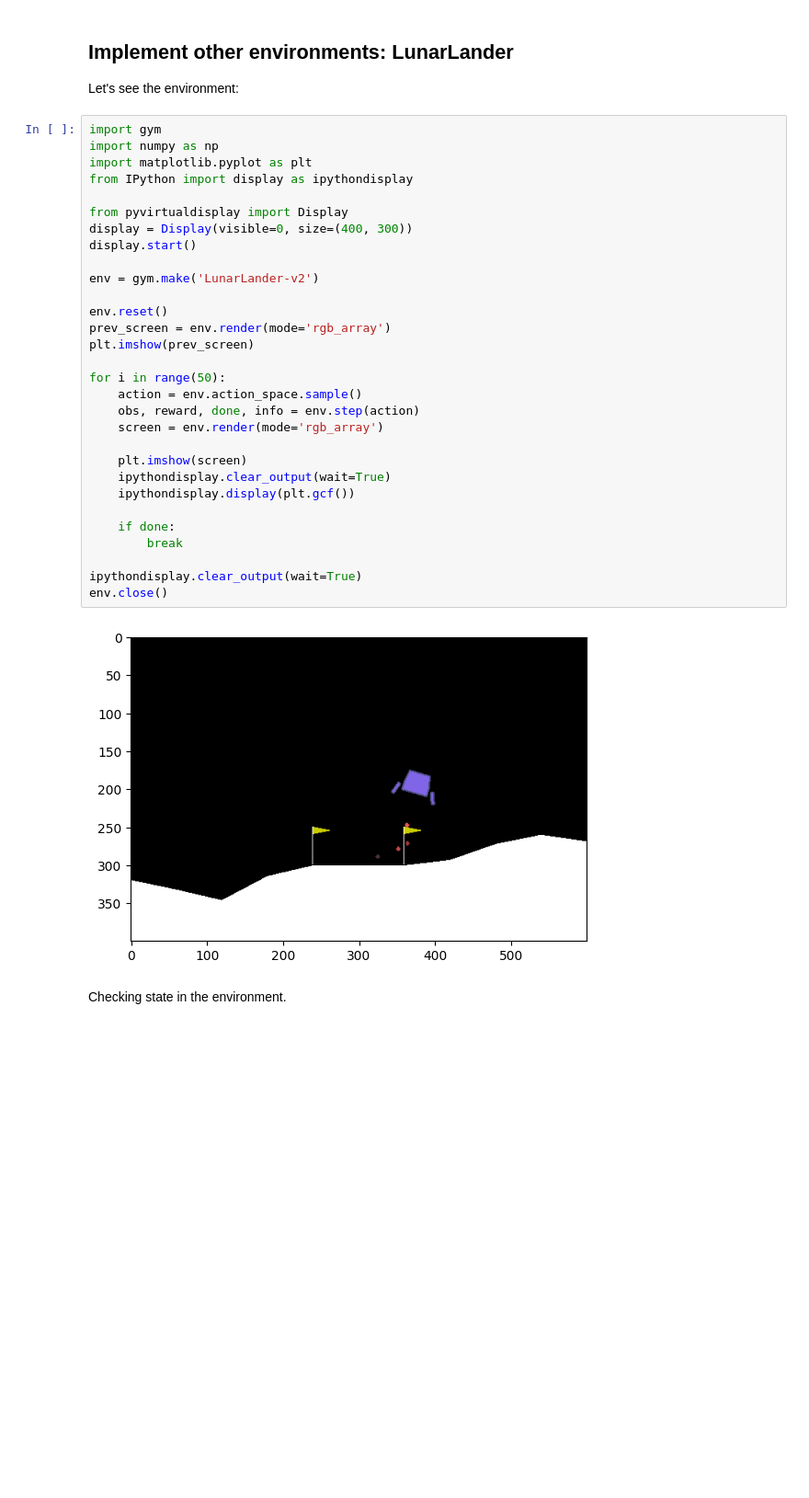
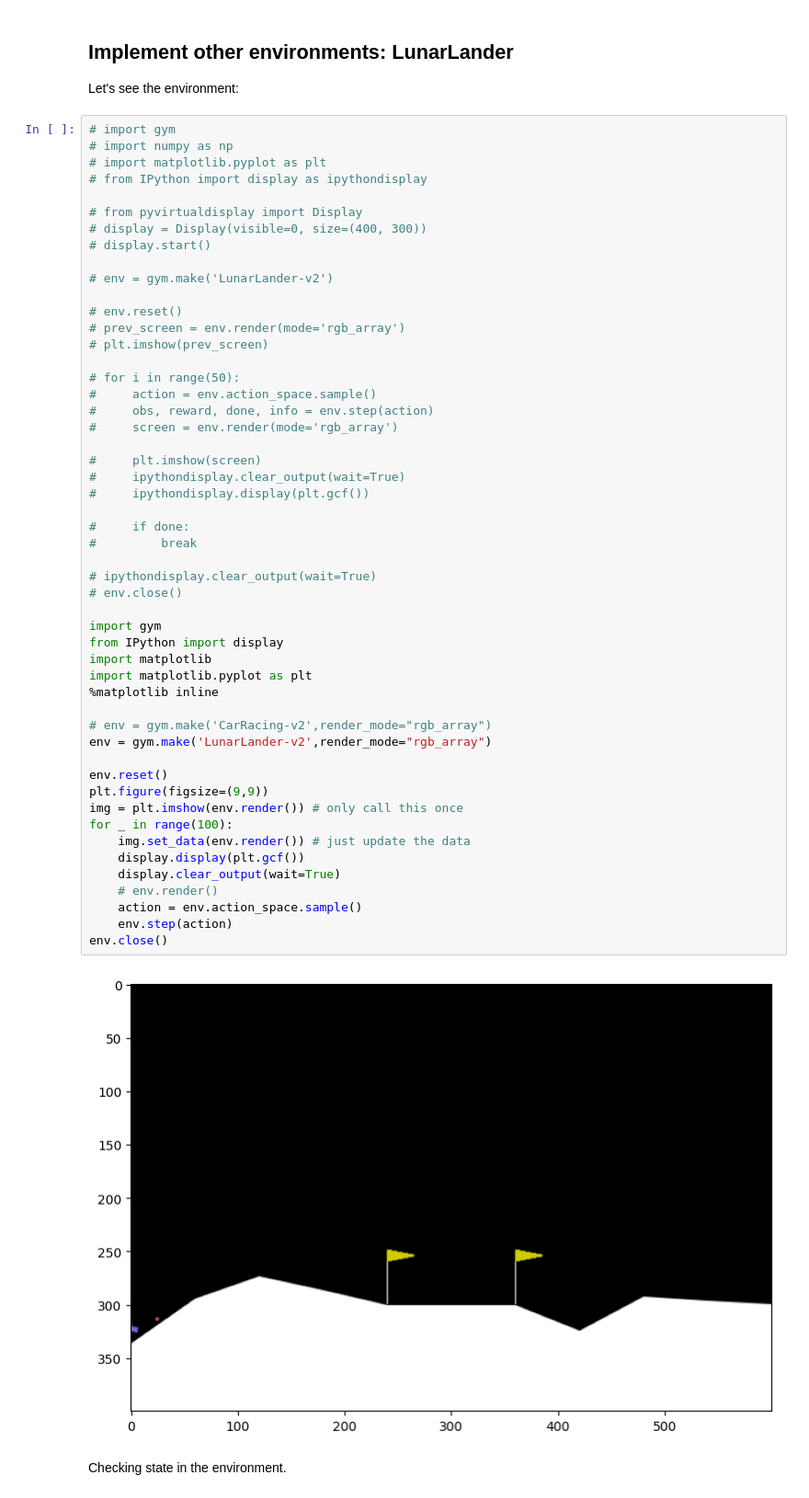
Before and after one commit to AtiChetsurakul/DataScienceDockerEnv, a Jupyter notebook: LectureSrcAndNoteBook/MLaug22/OLD13-Reinforcement-Learning/OLD_13-Reinforcement-Learning/12-Reinforcement-Learning.ipynb, the cells around one changed output. Shown at 92% size. Saved outputs shown, nothing was run; the diff lists cells and outputs as text; blank space fills up the shorter version.

```diff
--- a/LectureSrcAndNoteBook/MLaug22/OLD13-Reinforcement-Learning/OLD_13-Reinforcement-Learning/12-Reinforcement-Learning.ipynb
+++ b/LectureSrcAndNoteBook/MLaug22/OLD13-Reinforcement-Learning/OLD_13-Reinforcement-Learning/12-Reinforcement-Learning.ipynb
@@ -1480,37 +1478,58 @@ Losing probability under the optimal policy: 0.0
 
 Let's see the environment:
 # %%
+# import gym
+# import numpy as np
+# import matplotlib.pyplot as plt
+# from IPython import display as ipythondisplay
+
+# from pyvirtualdisplay import Display
+# display = Display(visible=0, size=(400, 300))
+# display.start()
+
+# env = gym.make('LunarLander-v2')
+
+# env.reset()
+# prev_screen = env.render(mode='rgb_array')
+# plt.imshow(prev_screen)
+
+# for i in range(50):
+#     action = env.action_space.sample()
+#     obs, reward, done, info = env.step(action)
+#     screen = env.render(mode='rgb_array')
+
+#     plt.imshow(screen)
+#     ipythondisplay.clear_output(wait=True)
+#     ipythondisplay.display(plt.gcf())
+
+#     if done:
+#         break
+
+# ipythondisplay.clear_output(wait=True)
+# env.close()
+
 import gym
-import numpy as np
+from IPython import display
+import matplotlib
 import matplotlib.pyplot as plt
-from IPython import display as ipythondisplay
+%matplotlib inline
 
-from pyvirtualdisplay import Display
-display = Display(visible=0, size=(400, 300))
-display.start()
-
-env = gym.make('LunarLander-v2')
+# env = gym.make('CarRacing-v2',render_mode="rgb_array")
+env = gym.make('LunarLander-v2',render_mode="rgb_array")
 
 env.reset()
-prev_screen = env.render(mode='rgb_array')
-plt.imshow(prev_screen)
-
-for i in range(50):
+plt.figure(figsize=(9,9))
+img = plt.imshow(env.render()) # only call this once
+for _ in range(100):
+    img.set_data(env.render()) # just update the data
+    display.display(plt.gcf())
+    display.clear_output(wait=True)
+    # env.render()
     action = env.action_space.sample()
-    obs, reward, done, info = env.step(action)
-    screen = env.render(mode='rgb_array')
-
-    plt.imshow(screen)
-    ipythondisplay.clear_output(wait=True)
-    ipythondisplay.display(plt.gcf())
-
-    if done:
-        break
-
-ipythondisplay.clear_output(wait=True)
+    env.step(action)
 env.close()
 # %% [output]
-[figure, old version]
+[figure, new version]
 # %% [markdown]
 Checking state in the environment.
 # %%
```
Also changed, not shown: parts of 20 cells of this notebook.
